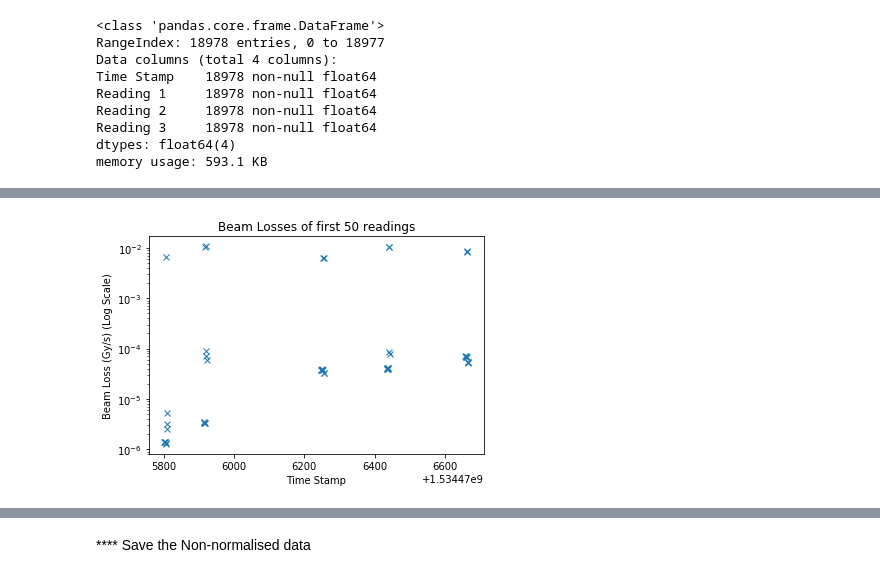
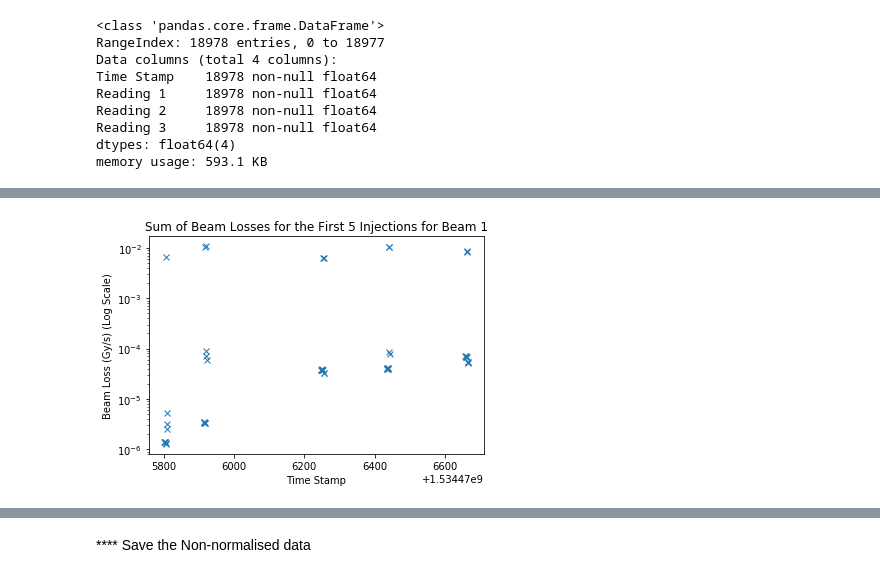
Before and after one commit to mfer0010/BscThesis, a Jupyter notebook: Jupyter Notebook Code/01_Analysis of BLM Data.ipynb, the cells around one changed output, grey strips where cells are left out. Drawn from its saved outputs; the diff is of its cells as text; code cells hidden in the pictures.

```diff
--- a/Jupyter Notebook Code/01_Analysis of BLM Data.ipynb
+++ b/Jupyter Notebook Code/01_Analysis of BLM Data.ipynb
@@ -41,17 +49,18 @@ data['Sum'].hist(bins=30)
 # %%
 sample = data[:50]
 plt.figure()
 plt.plot(sample['Time Stamp'],sample['Sum'],'x')
 plt.yscale('log')
 plt.xlabel('Time Stamp')
 plt.ylabel('Beam Loss (Gy/s) (Log Scale)')
-plt.title('Beam Losses of first 50 readings')
+plt.title('Sum of Beam Losses for the First 5 Injections for Beam 1')
+plt.savefig('../Dissertation/images/Raw_Beam_Loss')
 plt.show()
 #As can be seen from this plot, every time theres
 #an injection at a cetain point there is a spike in
 #the reading of the BLM
 # %% [output]
-[figure, old version]
+[figure, new version]
 # %%
 print(sample.head(30))
 # %% [output]
```
Also changed, not shown: parts of 5 cells of this notebook, 15 other files.
